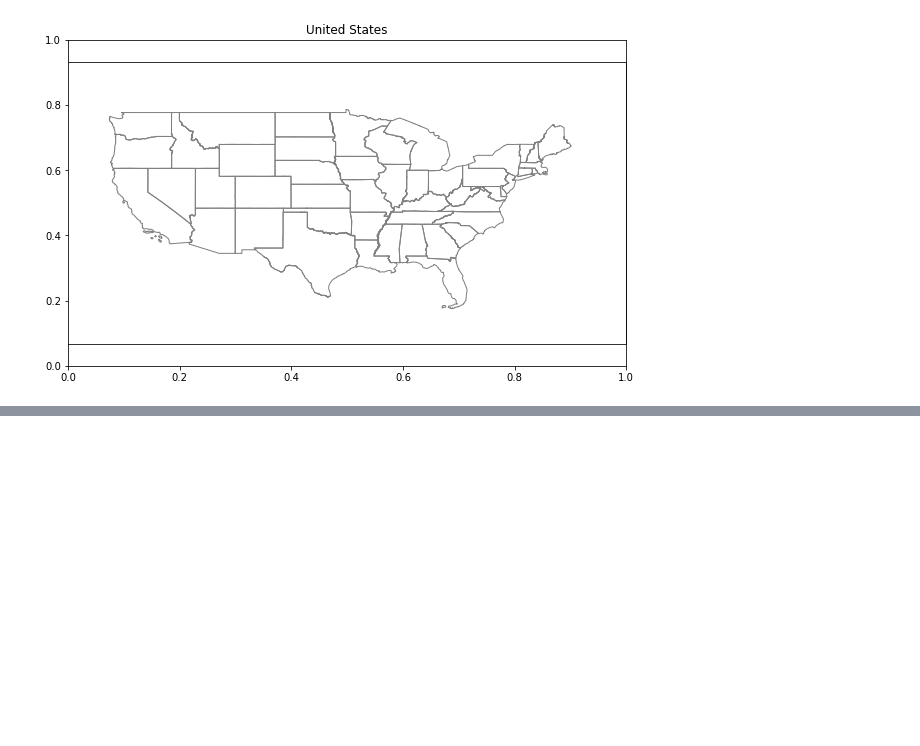
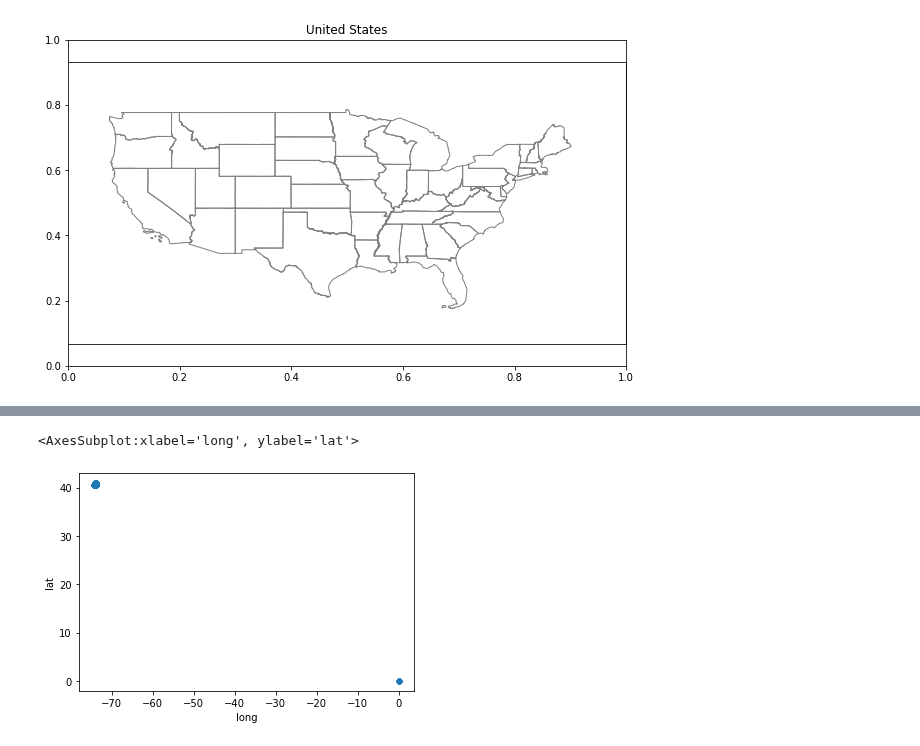
Before and after one commit to statds/ids-s22, a Jupyter notebook: testing_cartopy/testing_cartopy.ipynb, the cells around one changed output, grey strips where cells are left out. Drawn from its saved outputs; the diff is of its cells as text; code cells hidden in the pictures; blank space fills up the shorter version.

Commit message:
added NYC dataset to a new plot

```diff
--- a/testing_cartopy/testing_cartopy.ipynb
+++ b/testing_cartopy/testing_cartopy.ipynb
@@ -93,0 +93,4 @@ m.add_feature(GEOM, facecolor='none', edgecolor='gray')
+# %%
+df = pd.read_csv("./data/nyc_mv_collisons_202201.csv")
+print(df.shape)
+df.head()
@@ -93,0 +106,5 @@ m.add_feature(GEOM, facecolor='none', edgecolor='gray')
+# %%
+df.plot(kind = "scatter", x = "LONGITUDE", y = "LATITUDE", xlabel = "long", ylabel = "lat")
+# %% [output]
+<AxesSubplot:xlabel='long', ylabel='lat'>
+[figure, added]
```
Also changed, not shown: parts of 10 cells of this notebook.
